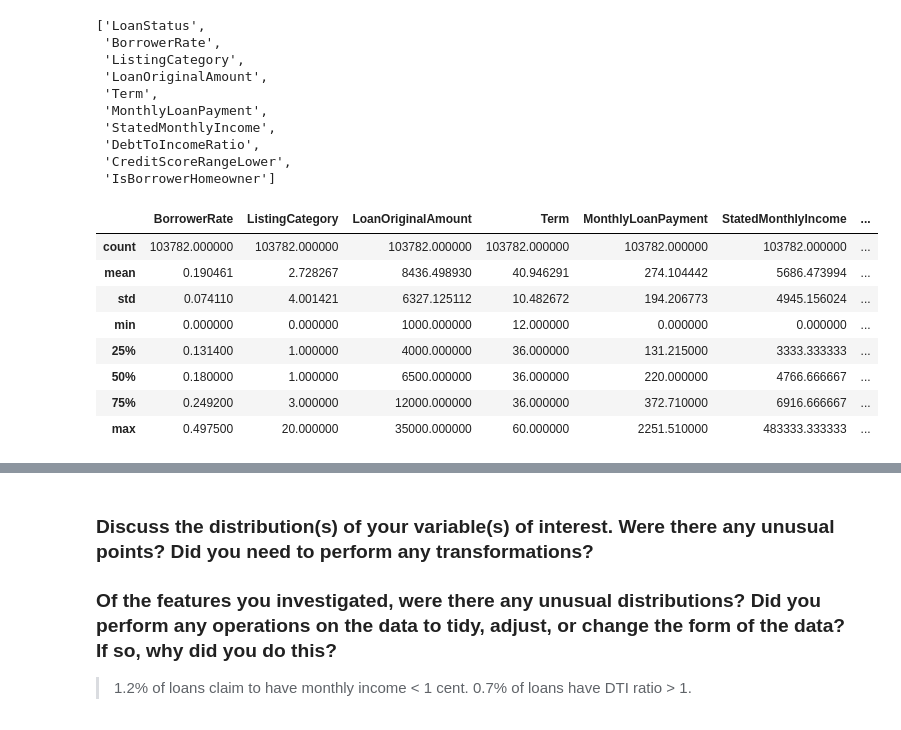
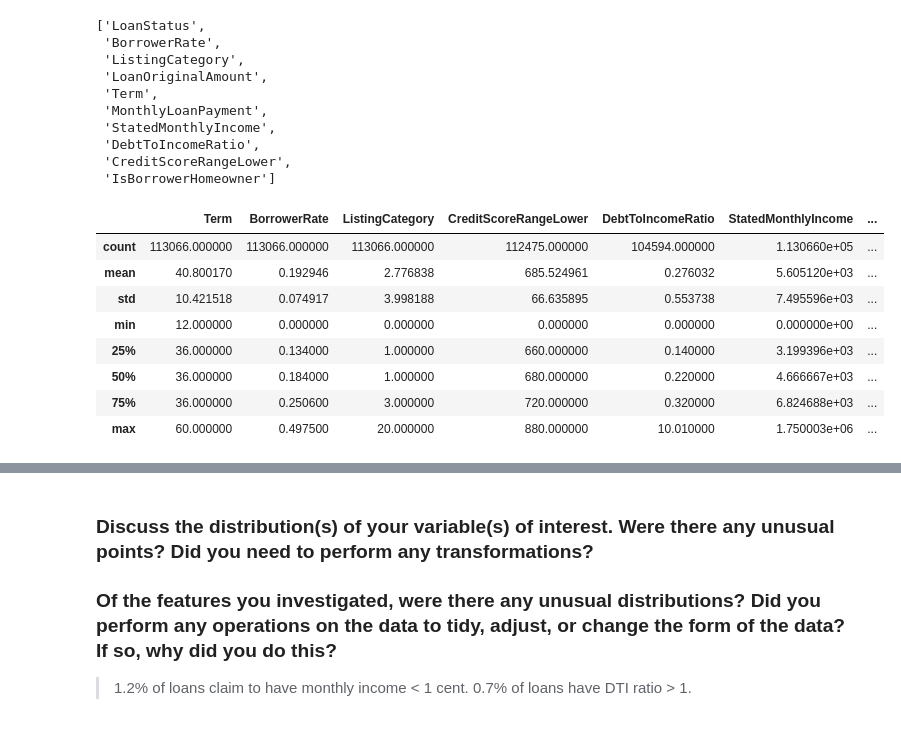
Before and after one commit to xiaohuach/UdacityProject-DataVisualization, a Jupyter notebook: Loan.ipynb, the cells around one changed output, grey strips where cells are left out. Saved outputs shown, nothing was run; the diff lists cells and outputs as text; code cells hidden in the pictures.

```diff
--- a/Loan.ipynb
+++ b/Loan.ipynb
@@ -224,7 +224,7 @@ df.ListingCreationDate.min()
 Timestamp('2005-11-09 20:44:28.847000')
 # %%
 # clean up a few column names
-df = df.rename(columns = {'ProsperRating (numeric)':'ProsperRating','ListingCategory (numeric)':'ListingCategory'})
+df.rename(columns = {'ProsperRating (numeric)':'ProsperRating','ListingCategory (numeric)':'ListingCategory'}, inplace = True)
 # %%
 df.describe()
 # %% [output]
@@ -262,2 +259,0 @@ and prepare yourself to look at relationships between variables.
-# %%
-df.drop('CreditScoreRangeUpper.1', axis=1, inplace = True)
@@ -527,15 +541,17 @@ metrics2
  'DebtToIncomeRatio',
  'CreditScoreRangeLower',
  'IsBorrowerHomeowner']
+# %%
+df.drop(columns = df.columns.difference(metrics2), inplace = True)
 # %%
-df2.describe()
+df.describe()
 # %% [output]
-|  | BorrowerRate | ListingCategory | LoanOriginalAmount | Term | MonthlyLoanPayment | StatedMonthlyIncome | ... |
-| count | 103782.000000 | 103782.000000 | 103782.000000 | 103782.000000 | 103782.000000 | 103782.000000 | ... |
-| mean | 0.190461 | 2.728267 | 8436.498930 | 40.946291 | 274.104442 | 5686.473994 | ... |
-| std | 0.074110 | 4.001421 | 6327.125112 | 10.482672 | 194.206773 | 4945.156024 | ... |
-| min | 0.000000 | 0.000000 | 1000.000000 | 12.000000 | 0.000000 | 0.000000 | ... |
-| 25% | 0.131400 | 1.000000 | 4000.000000 | 36.000000 | 131.215000 | 3333.333333 | ... |
-| 50% | 0.180000 | 1.000000 | 6500.000000 | 36.000000 | 220.000000 | 4766.666667 | ... |
-| 75% | 0.249200 | 3.000000 | 12000.000000 | 36.000000 | 372.710000 | 6916.666667 | ... |
-| max | 0.497500 | 20.000000 | 35000.000000 | 60.000000 | 2251.510000 | 483333.333333 | ... |
+|  | Term | BorrowerRate | ListingCategory | CreditScoreRangeLower | DebtToIncomeRatio | StatedMonthlyIncome | ... |
+| count | 113066.000000 | 113066.000000 | 113066.000000 | 112475.000000 | 104594.000000 | 1.130660e+05 | ... |
+| mean | 40.800170 | 0.192946 | 2.776838 | 685.524961 | 0.276032 | 5.605120e+03 | ... |
+| std | 10.421518 | 0.074917 | 3.998188 | 66.635895 | 0.553738 | 7.495596e+03 | ... |
+| min | 12.000000 | 0.000000 | 0.000000 | 0.000000 | 0.000000 | 0.000000e+00 | ... |
+| 25% | 36.000000 | 0.134000 | 1.000000 | 660.000000 | 0.140000 | 3.199396e+03 | ... |
+| 50% | 36.000000 | 0.184000 | 1.000000 | 680.000000 | 0.220000 | 4.666667e+03 | ... |
+| 75% | 36.000000 | 0.250600 | 3.000000 | 720.000000 | 0.320000 | 6.824688e+03 | ... |
+| max | 60.000000 | 0.497500 | 20.000000 | 880.000000 | 10.010000 | 1.750003e+06 | ... |
```
Also changed, not shown: parts of 68 cells of this notebook, 1 other file.
